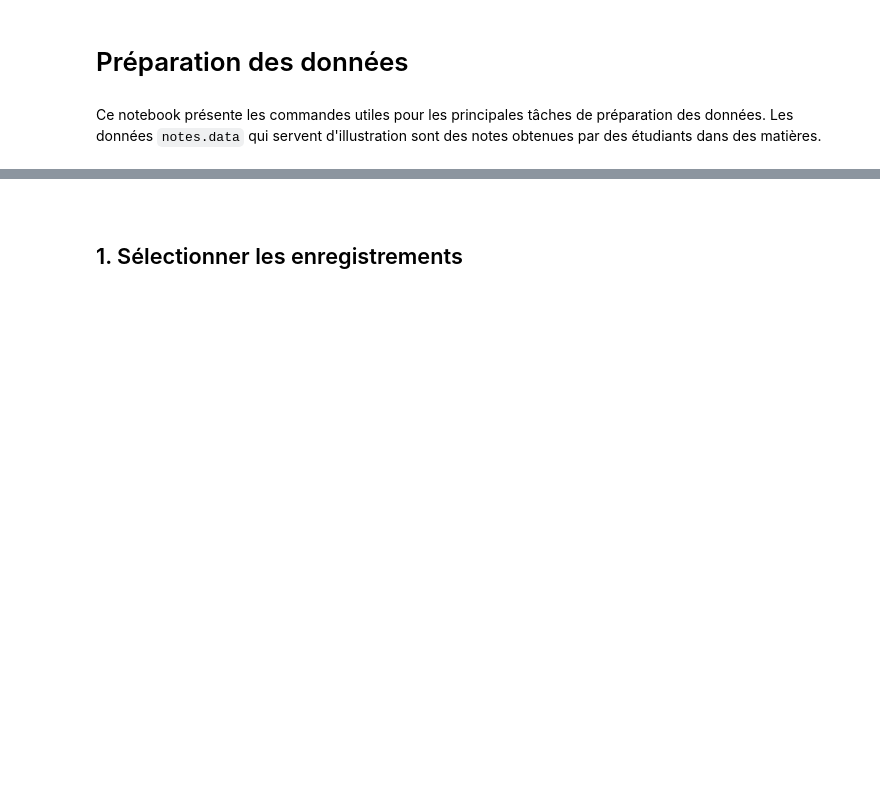
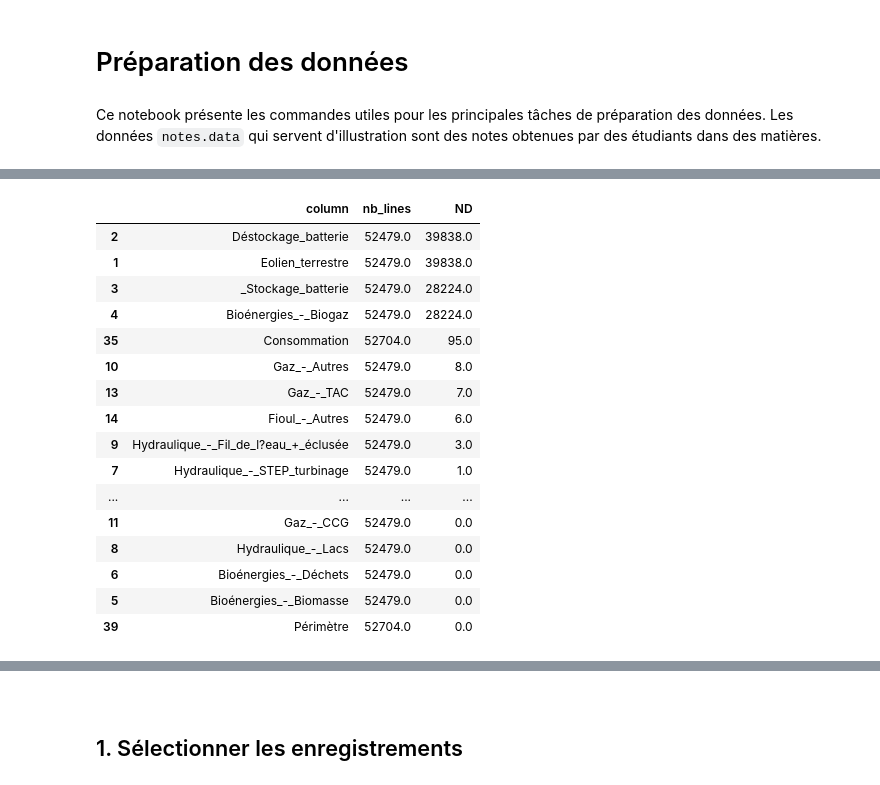
Before and after one commit to Schrodinger17/french-energy-data-analysis, a Jupyter notebook: Préparation des données.ipynb, the cells around one changed output, grey strips where cells are left out. Cells and saved outputs as stored; diff of their text form; code cells hidden in the pictures; blank space fills up the shorter version.

```diff
--- a/Préparation des données.ipynb
+++ b/Préparation des données.ipynb
@@ -17,2 +49,33 @@ df.dtypes
+# %%
+temp = ({
+    'column':[],
+    'nb_lines' :[],
+    'ND':[]
+})
+
+nd = pd.DataFrame(temp)
+
+for column in df.columns :
+    new_row = pd.DataFrame({'column': column, 'nb_lines': df[column].count(), 'ND': (df[column] == 'ND').sum()}, index=[0])
+    nd = pd.concat([new_row, nd.loc[:]]).reset_index(drop=True)
+nd.sort_values(by='ND', ascending=False)
+# %% [output]
+|  | column | nb_lines | ND |
+| 2 | Déstockage_batterie | 52479.0 | 39838.0 |
+| 1 | Eolien_terrestre | 52479.0 | 39838.0 |
+| 3 | _Stockage_batterie | 52479.0 | 28224.0 |
+| 4 | Bioénergies_-_Biogaz | 52479.0 | 28224.0 |
+| 35 | Consommation | 52704.0 | 95.0 |
+| 10 | Gaz_-_Autres | 52479.0 | 8.0 |
+| 13 | Gaz_-_TAC | 52479.0 | 7.0 |
+| 14 | Fioul_-_Autres | 52479.0 | 6.0 |
+| 9 | Hydraulique_-_Fil_de_l?eau_+_éclusée | 52479.0 | 3.0 |
+| 7 | Hydraulique_-_STEP_turbinage | 52479.0 | 1.0 |
+| ... | ... | ... | ... |
+| 11 | Gaz_-_CCG | 52479.0 | 0.0 |
+| 8 | Hydraulique_-_Lacs | 52479.0 | 0.0 |
+| 6 | Bioénergies_-_Déchets | 52479.0 | 0.0 |
+| 5 | Bioénergies_-_Biomasse | 52479.0 | 0.0 |
+| 39 | Périmètre | 52704.0 | 0.0 |
 # %%
 df.count()
```
Also changed, not shown: parts of 9 cells of this notebook.
